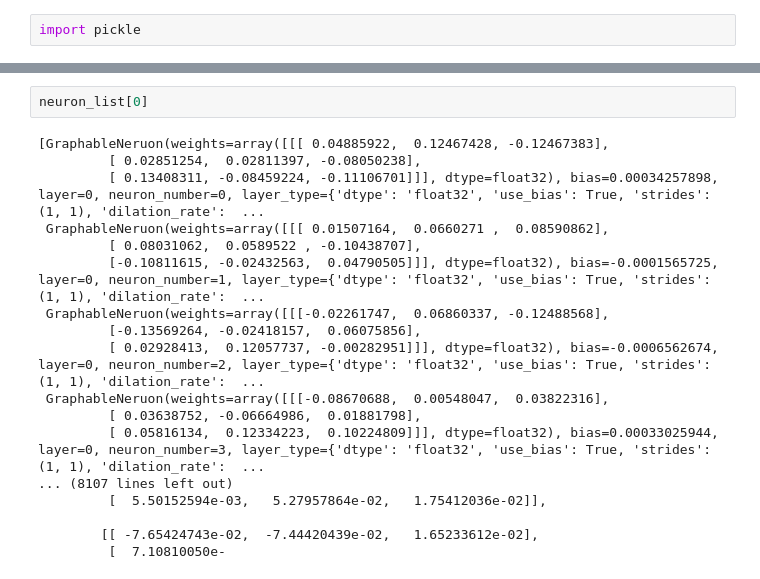
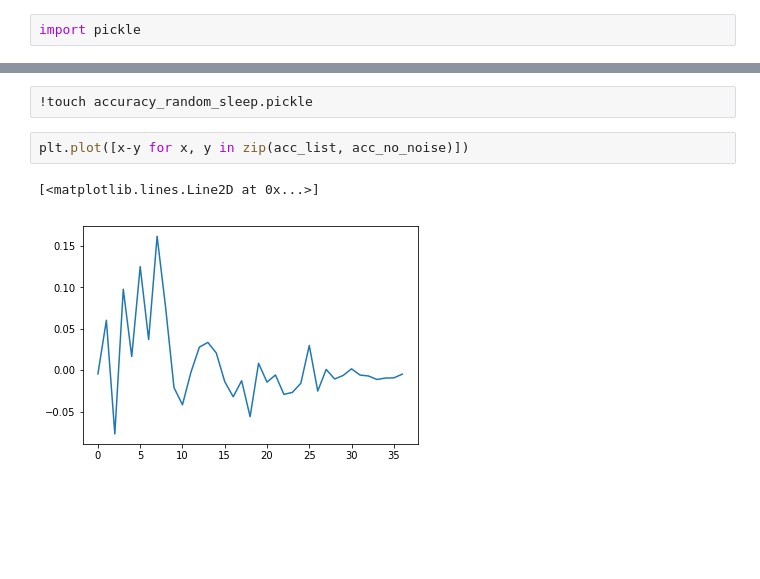
Before and after one commit to YuzhongHuang/Sleepbot, a Jupyter notebook: neuron_usage.ipynb, the cells around one changed output, grey strips where cells are left out. Saved outputs shown, nothing was run; the diff lists cells and outputs as text; blank space fills up the shorter version.

```diff
--- a/neuron_usage.ipynb
+++ b/neuron_usage.ipynb
@@ -194,20 +197,7 @@ TypeError: write() argument must be str, not bytes
-# %%
-neuron_list[0]
-# %% [output]
-[GraphableNeruon(weights=array([[[ 0.04885922,  0.12467428, -0.12467383],
-         [ 0.02851254,  0.02811397, -0.08050238],
-         [ 0.13408311, -0.08459224, -0.11106701]]], dtype=float32), bias=0.00034257898, layer=0, neuron_number=0, layer_type={'dtype': 'float32', 'use_bias': True, 'strides': (1, 1), 'dilation_rate':  ...
- GraphableNeruon(weights=array([[[ 0.01507164,  0.0660271 ,  0.08590862],
-         [ 0.08031062,  0.0589522 , -0.10438707],
-         [-0.10811615, -0.02432563,  0.04790505]]], dtype=float32), bias=-0.0001565725, layer=0, neuron_number=1, layer_type={'dtype': 'float32', 'use_bias': True, 'strides': (1, 1), 'dilation_rate':  ...
- GraphableNeruon(weights=array([[[-0.02261747,  0.06860337, -0.12488568],
-         [-0.13569264, -0.02418157,  0.06075856],
-         [ 0.02928413,  0.12057737, -0.00282951]]], dtype=float32), bias=-0.0006562674, layer=0, neuron_number=2, layer_type={'dtype': 'float32', 'use_bias': True, 'strides': (1, 1), 'dilation_rate':  ...
- GraphableNeruon(weights=array([[[-0.08670688,  0.00548047,  0.03822316],
-         [ 0.03638752, -0.06664986,  0.01881798],
-         [ 0.05816134,  0.12334223,  0.10224809]]], dtype=float32), bias=0.00033025944, layer=0, neuron_number=3, layer_type={'dtype': 'float32', 'use_bias': True, 'strides': (1, 1), 'dilation_rate':  ...
-... (8107 lines left out)
-         [  5.50152594e-03,   5.27957864e-02,   1.75412036e-02]],
-
-        [[ -7.65424743e-02,  -7.44420439e-02,   1.65233612e-02],
-         [  7.10810050e-
+# %%
+!touch accuracy_random_sleep.pickle
+# %%
+plt.plot([x-y for x, y in zip(acc_list, acc_no_noise)])
+# %% [output]
+[<matplotlib.lines.Line2D at 0x...>]
+[figure, added]
```
Also changed, not shown: parts of 24 cells of this notebook.
